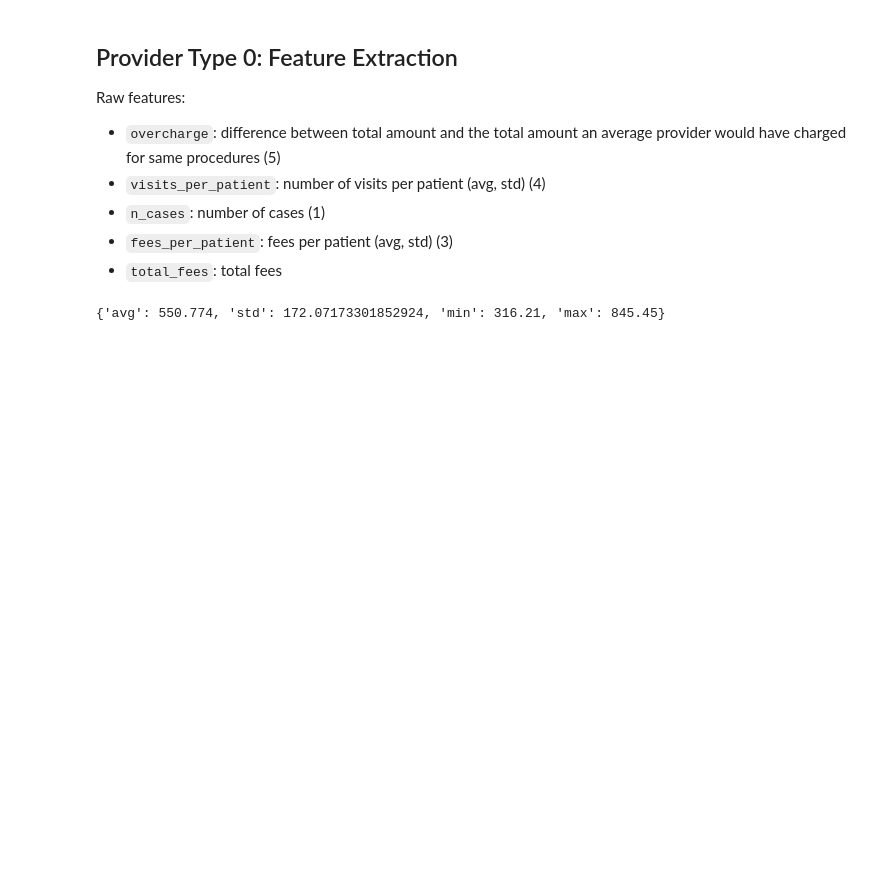
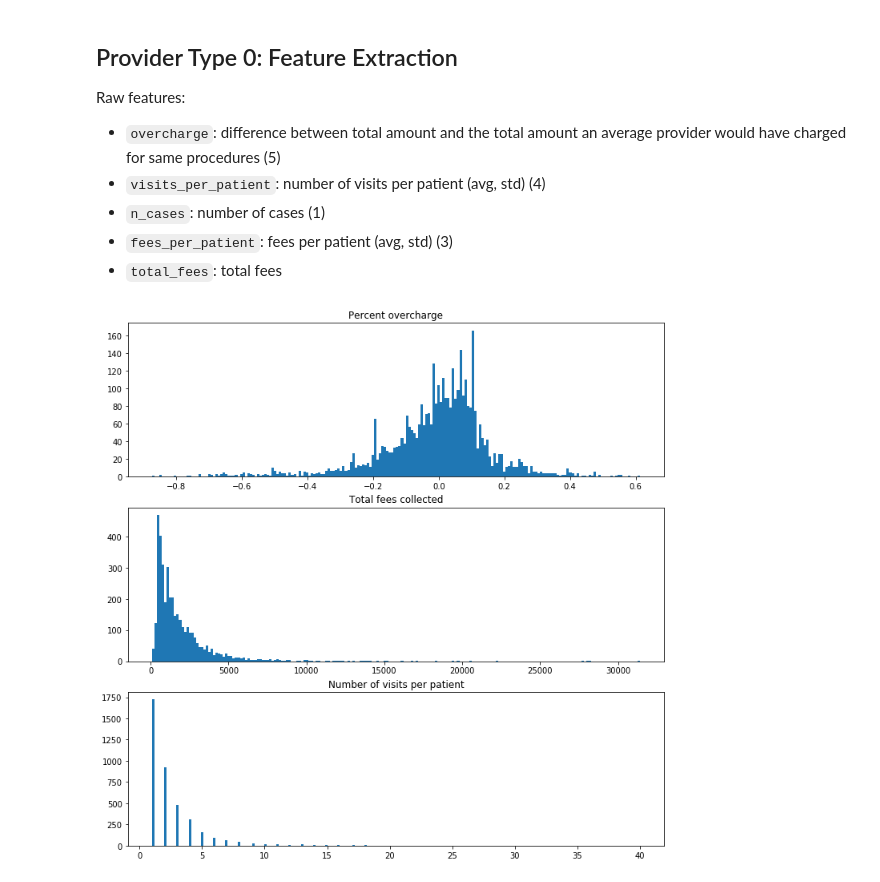
Before and after one commit to ali-haydaroglu/kimbali, a Jupyter notebook: load.ipynb, the cells around one changed output. Drawn from its saved outputs; the diff is of its cells as text; code cells hidden in the pictures; blank space fills up the shorter version.

Commit message:
plotting

```diff
--- a/load.ipynb
+++ b/load.ipynb
@@ -34,2 +36,2 @@ from sklearn import datasets
 # %%
-features = ['overcharge', 'visits_per_patient_avg', 'visits_per_patient_std', 'n_cases', 'fees_per_patient_avg','fees_per_patient_std', 'total_fees']
+list_features = ['overcharge', 'visits_per_patient_avg', 'visits_per_patient_std', 'n_cases', 'fees_per_patient_avg','fees_per_patient_std', 'total_fees']
@@ -40,4 +38,5 @@ test = data.average(claims[:100000], 'procedure', 'amount');
-# %%
-test[95]
-# %% [output]
-{'avg': 550.774, 'std': 172.07173301852924, 'min': 316.21, 'max': 845.45}
+# %%
+n_cases = 10000
+n_features = len(list_features)
+# %%
+subset_claims = np.random.choice(claims_pt0, size=n_cases)
@@ -43,0 +45,13 @@ test[95]
+# %%
+oc, fees = features.compute_overcharge_and_fees(subset_claims)
+n_cases = features.compute_cases(subset_claims)
+# %%
+fig, ax = plt.subplots(nrows=3, ncols=1, figsize=(12,12))
+ax[0].set_title('Percent overcharge')
+ax[0].hist(oc.values(), bins=200);
+ax[1].set_title('Total fees collected')
+ax[1].hist(fees.values(),bins=200);
+ax[2].set_title('Number of visits per patient')
+ax[2].hist(n_cases.values(),bins=200);
+# %% [output]
+[figure, added]
```
Also changed, not shown: parts of 21 cells of this notebook, 1 other file.
